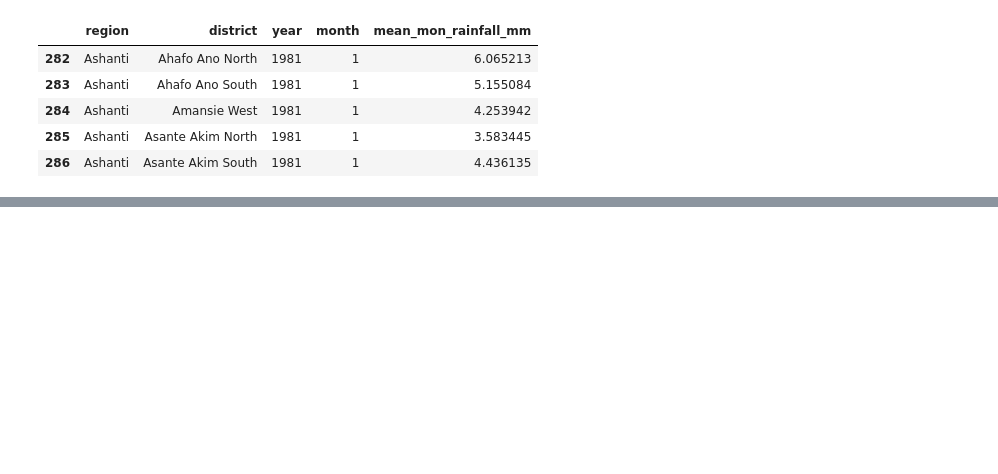
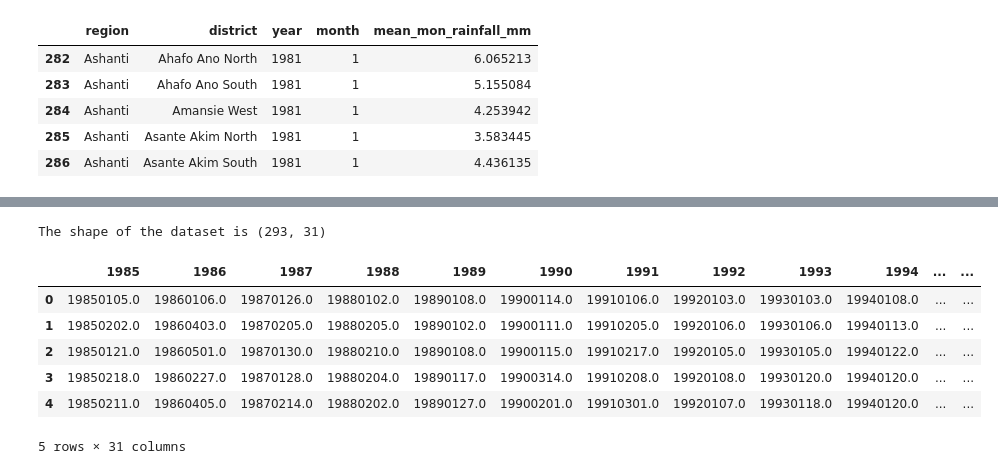
Before and after one commit to doski-codes/azubi-hackathon, a Jupyter notebook: Hackathon.ipynb, the cells around one changed output, grey strips where cells are left out. Cells and saved outputs as stored; diff of their text form; code cells hidden in the pictures; blank space fills up the shorter version.

```diff
--- a/Hackathon.ipynb
+++ b/Hackathon.ipynb
@@ -428,0 +440,13 @@ Text(0.5, 1.0, 'Month wise Average Annual Rainfall')
+# %%
+deux = pd.read_csv("flood/najibi_devineni_esd2018_end_date_part2.csv")
+print("The shape of the dataset is", deux.shape)
+deux.head()
+# %% [output]
+The shape of the dataset is (293, 31)
+|  | 1985 | 1986 | 1987 | 1988 | 1989 | 1990 | 1991 | 1992 | 1993 | 1994 | ... | ... |
+| 0 | 19850105.0 | 19860106.0 | 19870126.0 | 19880102.0 | 19890108.0 | 19900114.0 | 19910106.0 | 19920103.0 | 19930103.0 | 19940108.0 | ... | ... |
+| 1 | 19850202.0 | 19860403.0 | 19870205.0 | 19880205.0 | 19890102.0 | 19900111.0 | 19910205.0 | 19920106.0 | 19930106.0 | 19940113.0 | ... | ... |
+| 2 | 19850121.0 | 19860501.0 | 19870130.0 | 19880210.0 | 19890108.0 | 19900115.0 | 19910217.0 | 19920105.0 | 19930105.0 | 19940122.0 | ... | ... |
+| 3 | 19850218.0 | 19860227.0 | 19870128.0 | 19880204.0 | 19890117.0 | 19900314.0 | 19910208.0 | 19920108.0 | 19930120.0 | 19940120.0 | ... | ... |
+| 4 | 19850211.0 | 19860405.0 | 19870214.0 | 19880202.0 | 19890127.0 | 19900201.0 | 19910301.0 | 19920107.0 | 19930118.0 | 19940120.0 | ... | ... |
+5 rows × 31 columns
```
Also changed, not shown: parts of 37 cells of this notebook, 5 other files.
